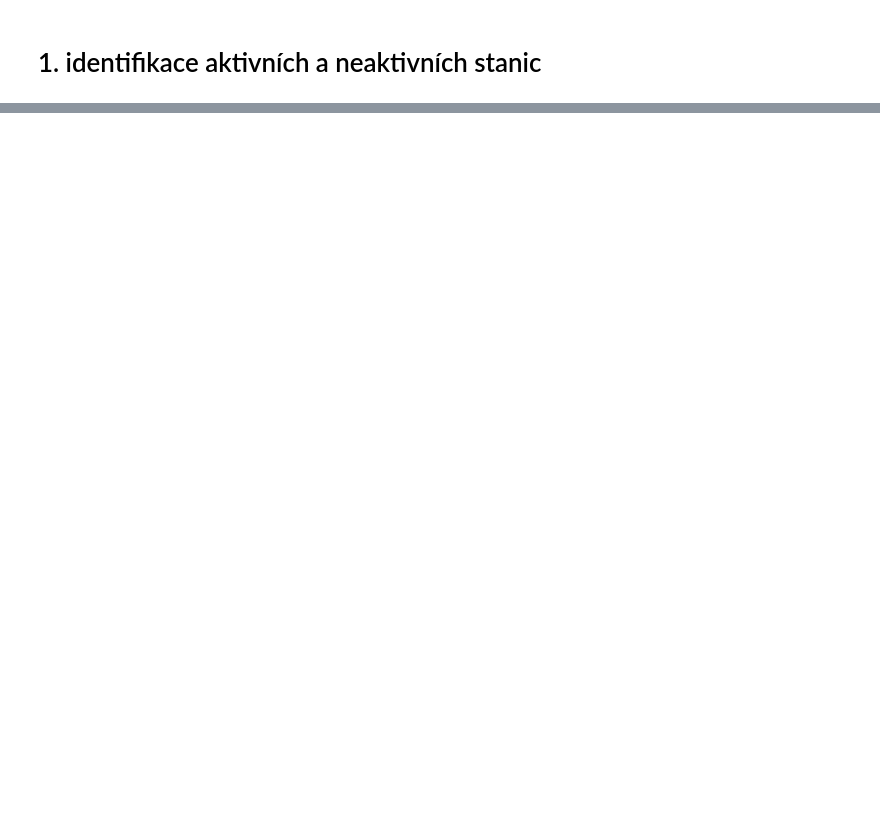
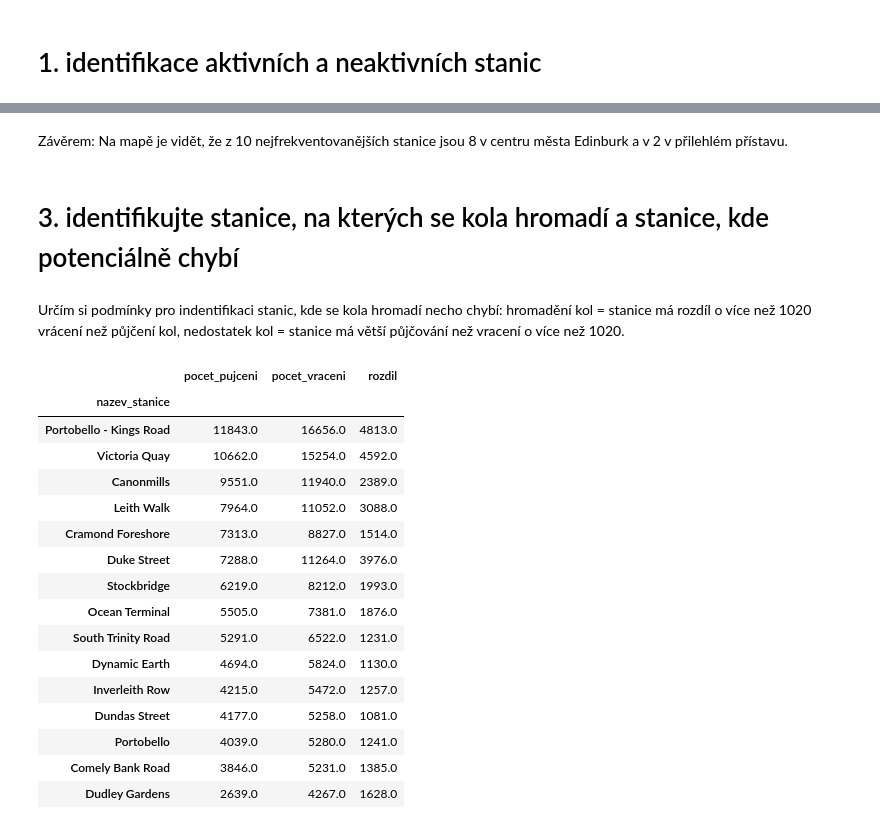
Before and after one commit to RadkaMat/p_Radka_Matouchova_projekt_Python, a Jupyter notebook: projekt.ipynb, the cells around one changed output, grey strips where cells are left out. Drawn from its saved outputs; the diff is of its cells as text; code cells hidden in the pictures; blank space fills up the shorter version.

```diff
--- a/projekt.ipynb
+++ b/projekt.ipynb
@@ -145,0 +172,29 @@ data_f3[:-10]
+# %% [markdown]
+Závěrem: Na mapě je vidět, že z 10 nejfrekventovanějších stanice jsou 8 v centru města Edinburk a v 2 v přilehlém přístavu.
+# %% [markdown]
+# 3. identifikujte stanice, na kterých se kola hromadí a stanice, kde potenciálně chybí
+# %% [markdown]
+Určím si podmínky pro indentifikaci stanic, kde se kola hromadí necho chybí: hromadění kol = stanice má rozdíl o více než 1020 vrácení než půjčení kol, nedostatek kol = stanice má větší půjčování než vracení o více než 1020.
+# %%
+hromadeni_kol = data_f[data_f['pocet_pujceni'] < data_f['pocet_vraceni']]
+hromadeni_kol = hromadeni_kol.assign(rozdil = data_f['pocet_vraceni'] - data_f['pocet_pujceni'])
+hromadeni_kol2 = hromadeni_kol[hromadeni_kol['rozdil'] > 1020]
+hromadeni_kol2
+# %% [output]
+|  | pocet_pujceni | pocet_vraceni | rozdil |
+| nazev_stanice |  |  |  |
+| Portobello - Kings Road | 11843.0 | 16656.0 | 4813.0 |
+| Victoria Quay | 10662.0 | 15254.0 | 4592.0 |
+| Canonmills | 9551.0 | 11940.0 | 2389.0 |
+| Leith Walk | 7964.0 | 11052.0 | 3088.0 |
+| Cramond Foreshore | 7313.0 | 8827.0 | 1514.0 |
+| Duke Street | 7288.0 | 11264.0 | 3976.0 |
+| Stockbridge | 6219.0 | 8212.0 | 1993.0 |
+| Ocean Terminal | 5505.0 | 7381.0 | 1876.0 |
+| South Trinity Road | 5291.0 | 6522.0 | 1231.0 |
+| Dynamic Earth | 4694.0 | 5824.0 | 1130.0 |
+| Inverleith Row | 4215.0 | 5472.0 | 1257.0 |
+| Dundas Street | 4177.0 | 5258.0 | 1081.0 |
+| Portobello | 4039.0 | 5280.0 | 1241.0 |
+| Comely Bank Road | 3846.0 | 5231.0 | 1385.0 |
+| Dudley Gardens | 2639.0 | 4267.0 | 1628.0 |
```
Also changed, not shown: parts of 64 cells of this notebook.
